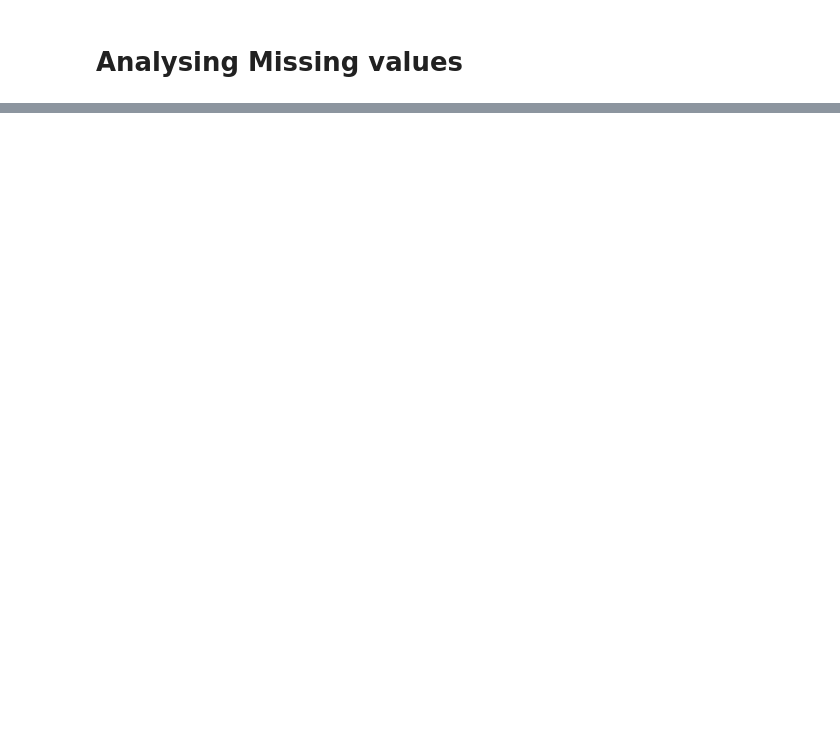
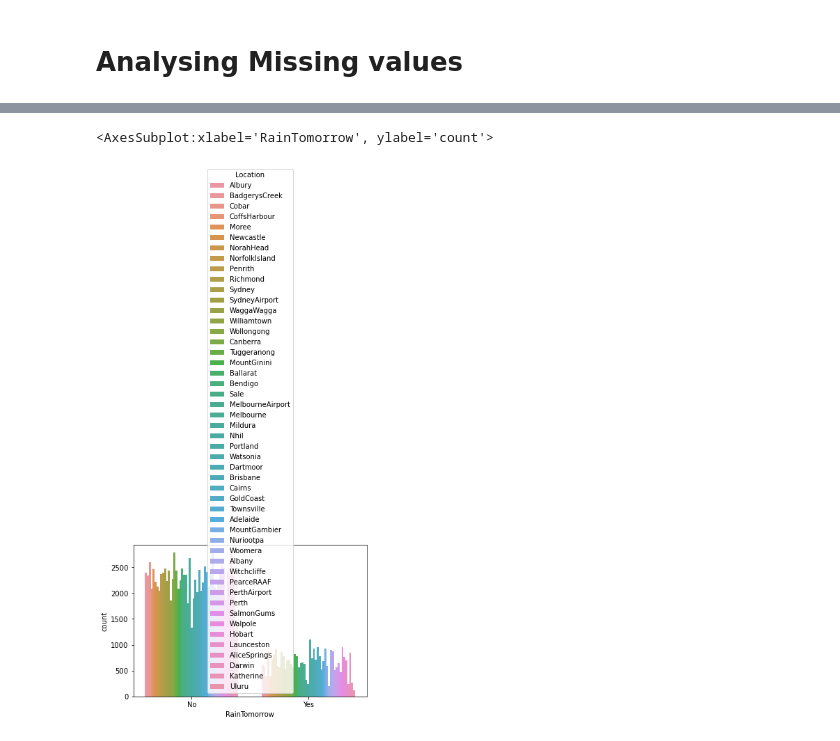
Before and after one commit to maheshi98/IT19212982_IT19174990_IT19145280, a Jupyter notebook: LogisticReg.ipynb, the cells around one changed output, grey strips where cells are left out. Saved outputs shown, nothing was run; the diff lists cells and outputs as text; code cells hidden in the pictures; blank space fills up the shorter version.

```diff
--- a/LogisticReg.ipynb
+++ b/LogisticReg.ipynb
@@ -88,0 +98,5 @@ dtype: int64
+# %%
+sns.countplot(x = "RainTomorrow" , hue = "Location" ,  data = weatherData)
+# %% [output]
+<AxesSubplot:xlabel='RainTomorrow', ylabel='count'>
+[figure, added]
```
Also changed, not shown: parts of 14 cells of this notebook.
